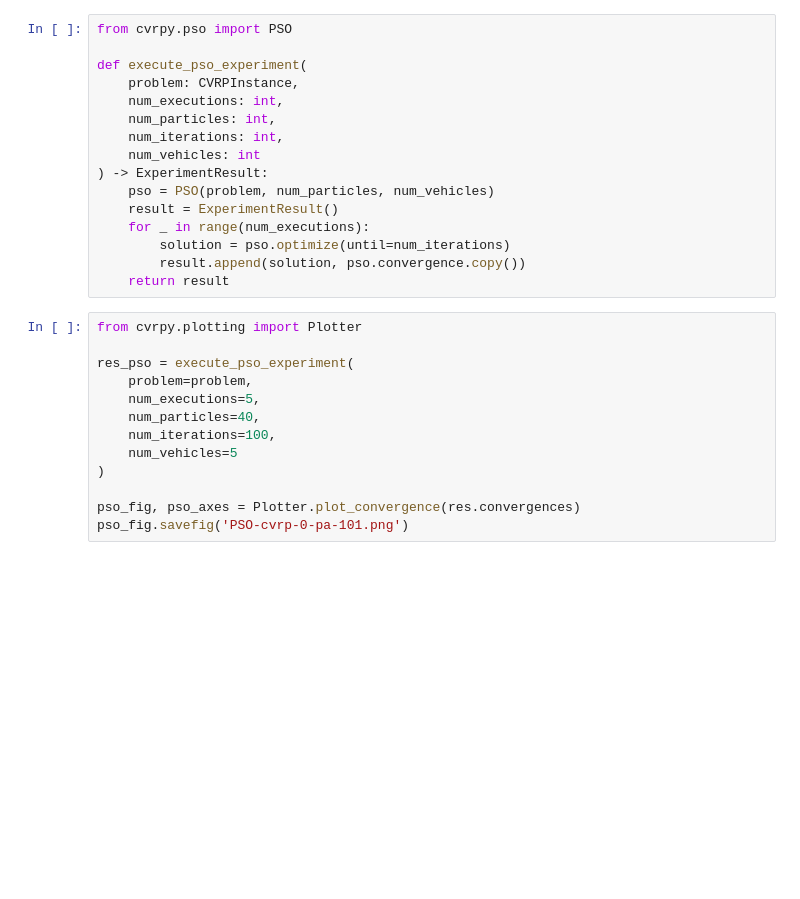
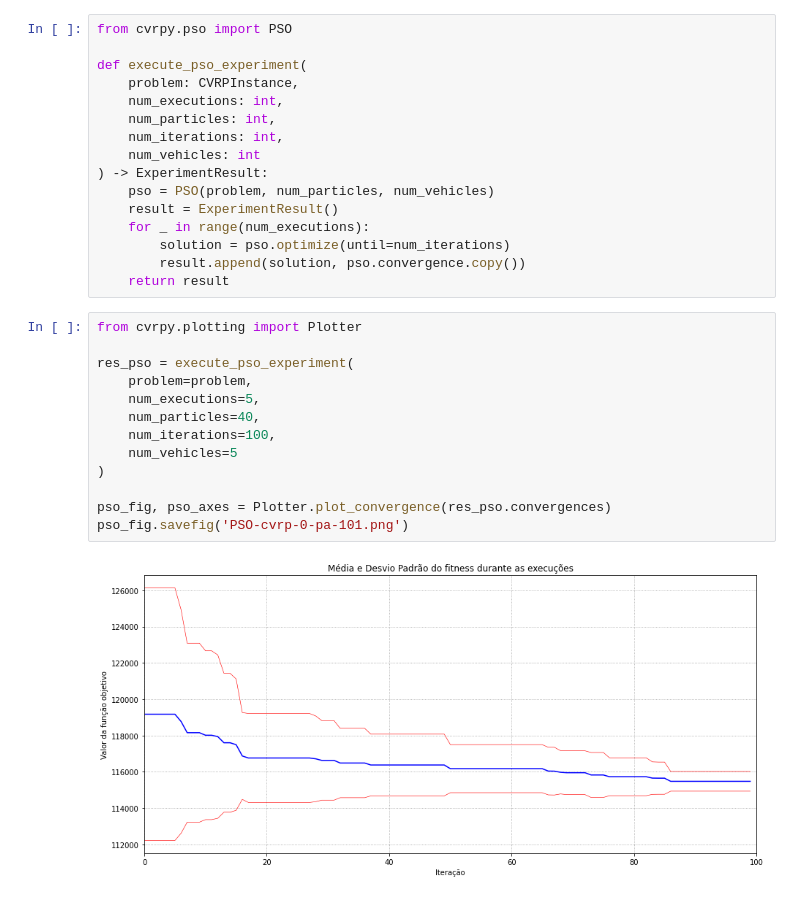
Before and after one commit to pinho/meta-cvrpy, a Jupyter notebook: Presentation.ipynb, the cells around one changed output. Drawn from its saved outputs; the diff is of its cells as text; blank space fills up the shorter version.

```diff
--- a/Presentation.ipynb
+++ b/Presentation.ipynb
@@ -204,13 +206,15 @@ def execute_pso_experiment(
 # %%
 from cvrpy.plotting import Plotter
 
 res_pso = execute_pso_experiment(
     problem=problem,
     num_executions=5,
     num_particles=40,
     num_iterations=100,
     num_vehicles=5
 )
 
-pso_fig, pso_axes = Plotter.plot_convergence(res.convergences)
+pso_fig, pso_axes = Plotter.plot_convergence(res_pso.convergences)
 pso_fig.savefig('PSO-cvrp-0-pa-101.png')
+# %% [output]
+[figure, added]
```
Also changed, not shown: parts of 1 cell of this notebook, 1 other file.
